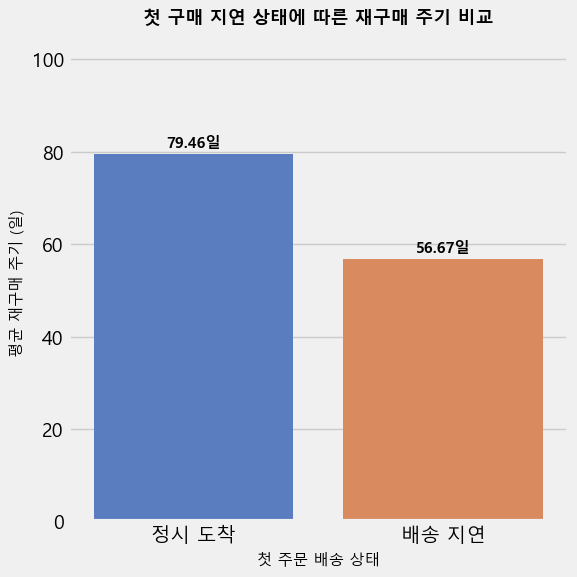
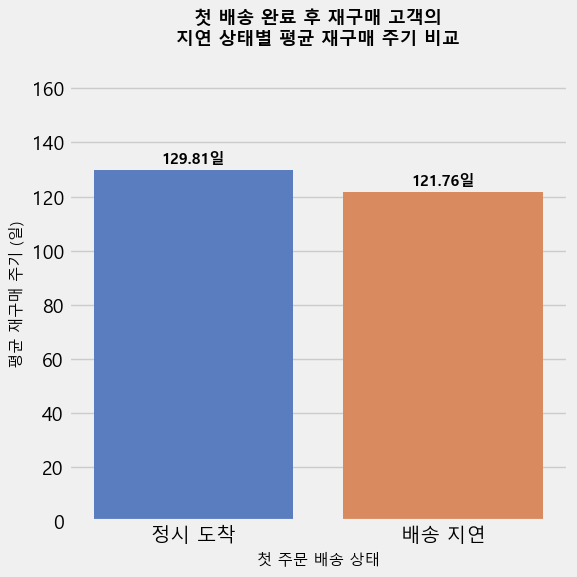
Unified diff of the notebook cell whose output changed from the first chart to the second:
--- before
+++ after
@@ -1,6 +1,8 @@
+df_plot_interval_filtered = df_test_interval_filtered.groupby('is_delayed_ko')['purchase_interval'].mean().reset_index()
+
 # 첫 구매 지연 상태에 따른 재구매 주기 비교 시각화
 plt.figure(figsize=(6, 6))
 ax_c = sns.barplot(
-    data=df_plot_interval,
+    data=df_plot_interval_filtered,
     x='is_delayed_ko',
     y='purchase_interval',
@@ -9,8 +11,11 @@
 )
 
-plt.title('첫 구매 지연 상태에 따른 재구매 주기 비교', fontsize=13, pad=15, fontweight='bold')
+# 제목 및 라벨 설정
+plt.title('첫 배송 완료 후 재구매 고객의\n지연 상태별 평균 재구매 주기 비교', fontsize=13, pad=15, fontweight='bold')
 plt.xlabel('첫 주문 배송 상태', fontsize=11)
 plt.ylabel('평균 재구매 주기 (일)', fontsize=11)
-plt.ylim(0, df_plot_interval['purchase_interval'].max() * 1.3)
+
+# y축 범위를 새 데이터의 최대값 기준으로 유연하게 조정
+plt.ylim(0, df_plot_interval_filtered['purchase_interval'].max() * 1.3)
 
 # 막대 상단 수치 표시

Commit: 첫 배송 완료 후 재구매한 로직 추가 및 결측치 처리 수정